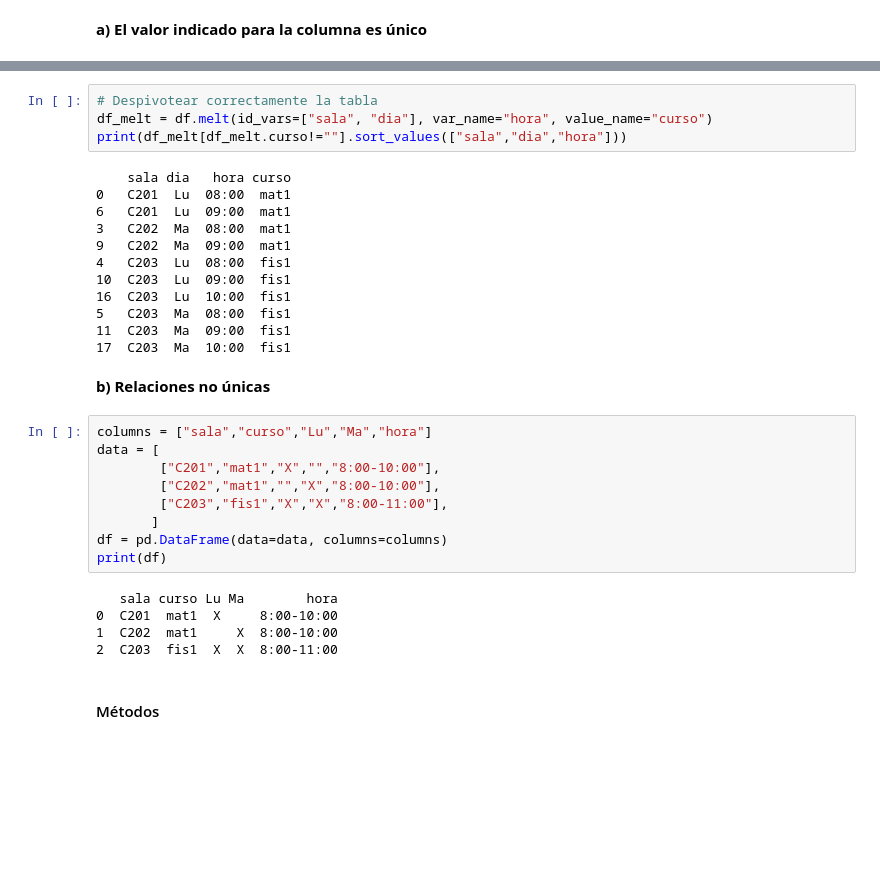
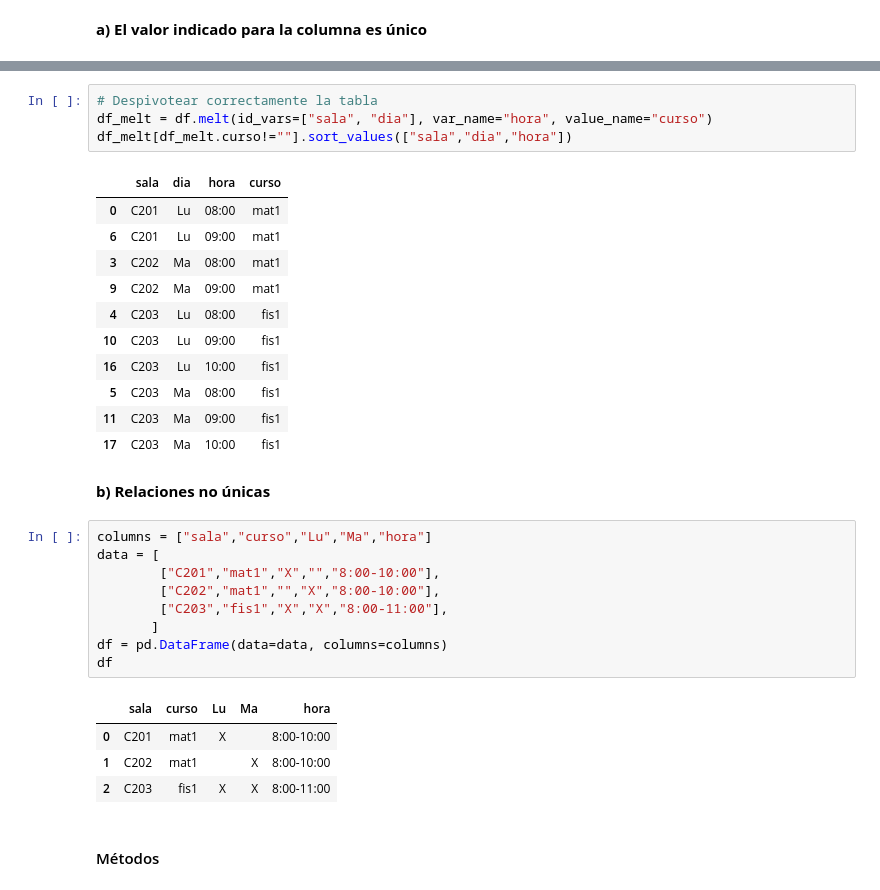
Before and after one commit to fralfaro/MAT281_2022, a Jupyter notebook: docs/lectures/data_manipulation/data_manipulation/pivot.ipynb, the cells around one changed output, grey strips where cells are left out. Drawn from its saved outputs; the diff is of its cells as text; blank space fills up the shorter version.

```diff
--- a/docs/lectures/data_manipulation/data_manipulation/pivot.ipynb
+++ b/docs/lectures/data_manipulation/data_manipulation/pivot.ipynb
@@ -166,19 +164,19 @@ print(df_melt)
 # %%
 # Despivotear correctamente la tabla
 df_melt = df.melt(id_vars=["sala", "dia"], var_name="hora", value_name="curso")
-print(df_melt[df_melt.curso!=""].sort_values(["sala","dia","hora"]))
+df_melt[df_melt.curso!=""].sort_values(["sala","dia","hora"])
 # %% [output]
-    sala dia   hora curso
-0   C201  Lu  08:00  mat1
-6   C201  Lu  09:00  mat1
-3   C202  Ma  08:00  mat1
-9   C202  Ma  09:00  mat1
-4   C203  Lu  08:00  fis1
-10  C203  Lu  09:00  fis1
-16  C203  Lu  10:00  fis1
-5   C203  Ma  08:00  fis1
-11  C203  Ma  09:00  fis1
-17  C203  Ma  10:00  fis1
+|  | sala | dia | hora | curso |
+| 0 | C201 | Lu | 08:00 | mat1 |
+| 6 | C201 | Lu | 09:00 | mat1 |
+| 3 | C202 | Ma | 08:00 | mat1 |
+| 9 | C202 | Ma | 09:00 | mat1 |
+| 4 | C203 | Lu | 08:00 | fis1 |
+| 10 | C203 | Lu | 09:00 | fis1 |
+| 16 | C203 | Lu | 10:00 | fis1 |
+| 5 | C203 | Ma | 08:00 | fis1 |
+| 11 | C203 | Ma | 09:00 | fis1 |
+| 17 | C203 | Ma | 10:00 | fis1 |
 # %% [markdown]
 **b) Relaciones no únicas**
 # %%
@@ -189,12 +187,12 @@ data = [
         ["C203","fis1","X","X","8:00-11:00"],
        ]
 df = pd.DataFrame(data=data, columns=columns)
-print(df)
+df
 # %% [output]
-   sala curso Lu Ma        hora
-0  C201  mat1  X     8:00-10:00
-1  C202  mat1     X  8:00-10:00
-2  C203  fis1  X  X  8:00-11:00
+|  | sala | curso | Lu | Ma | hora |
+| 0 | C201 | mat1 | X |  | 8:00-10:00 |
+| 1 | C202 | mat1 |  | X | 8:00-10:00 |
+| 2 | C203 | fis1 | X | X | 8:00-11:00 |
 # %% [markdown]
 #### Métodos
 # %% [markdown]
```
Also changed, not shown: parts of 10 cells of this notebook, 20 other files.
